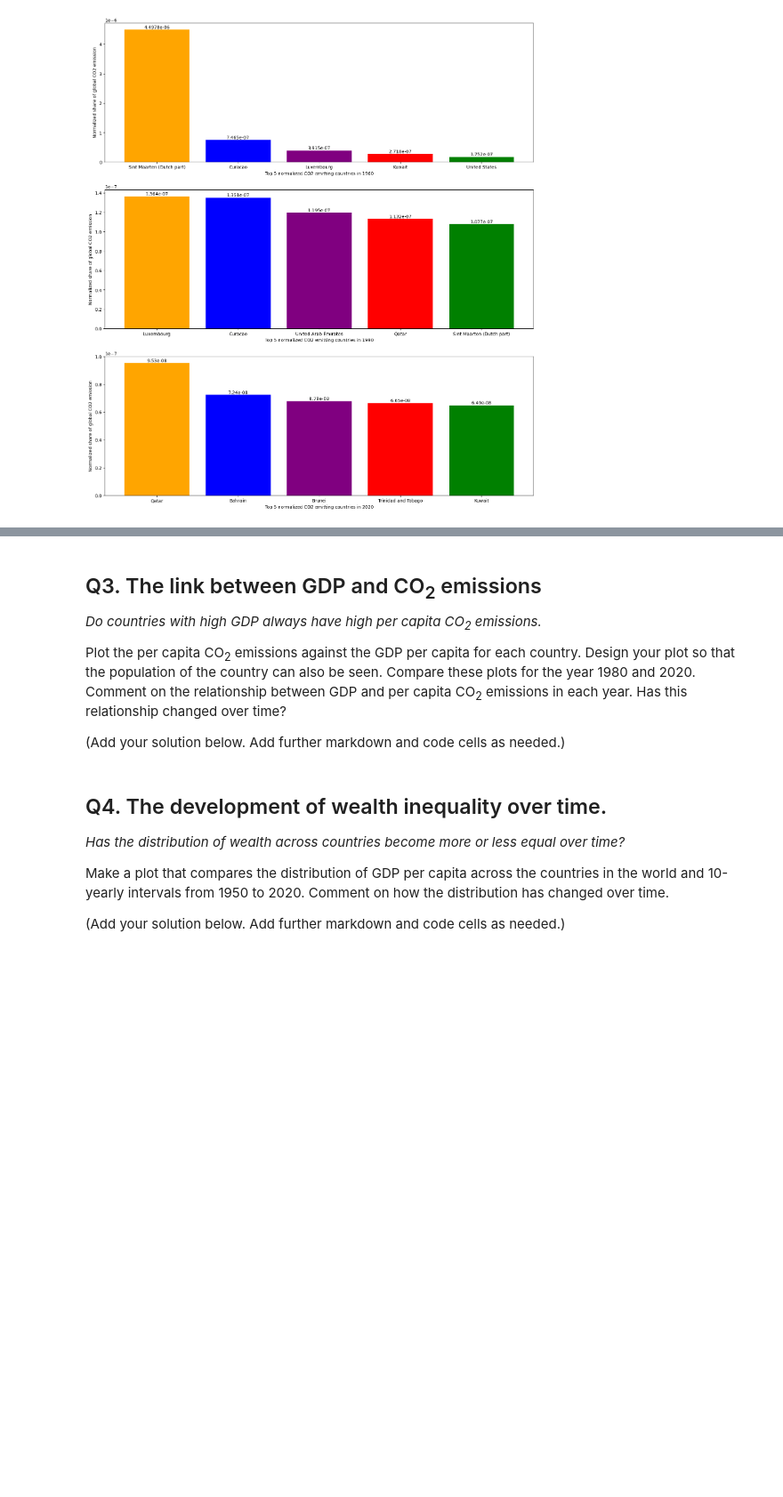
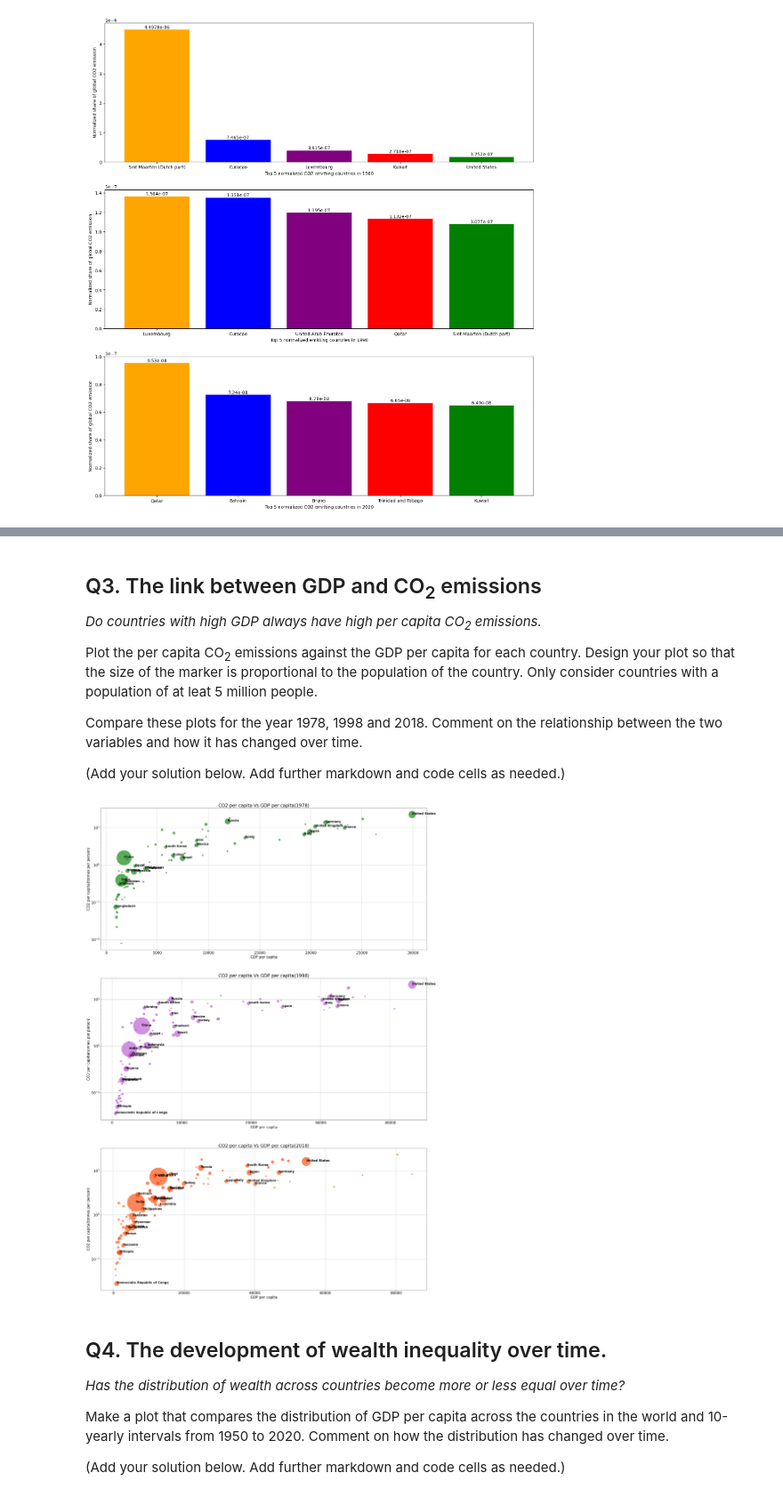
Before and after one commit to adhirajbane13/Uni_Sheffield_Module_Work, a Jupyter notebook: DS-with-python/assignments/assignment1/COM6018-assignment1-acs23ab.ipynb, the cells around one changed output, grey strips where cells are left out. Shown at 89% size. Cells and saved outputs as stored; diff of their text form; code cells hidden in the pictures; blank space fills up the shorter version.

```diff
--- a/DS-with-python/assignments/assignment1/COM6018-assignment1-acs23ab.ipynb
+++ b/DS-with-python/assignments/assignment1/COM6018-assignment1-acs23ab.ipynb
@@ -176,6 +266,8 @@ plt.show()
 
 *Do countries with high GDP always have high per capita CO<sub>2</sub> emissions.*
 
-Plot the per capita CO<sub>2</sub> emissions against the GDP per capita for each country. Design your plot so that the population of the country can also be seen. Compare these plots for the year 1980 and 2020.  Comment on the relationship between GDP and per capita CO<sub>2</sub> emissions in each year. Has this relationship changed over time?
+Plot the per capita CO<sub>2</sub> emissions against the GDP per capita for each country. Design your plot so that the size of the marker is proportional to the population of the country. Only consider countries with a population of at leat 5 million people.
+
+Compare these plots for the year 1978, 1998 and 2018.  Comment on the relationship between the two variables and how it has changed over time.
 
 (Add your solution below. Add further markdown and code cells as needed.)
@@ -184,3 +274,68 @@ Plot the per capita CO<sub>2</sub> emissions against the GDP per capita for each
+# %%
+# ADD SOLUTION HERE. ADD AS MANY CELLS AS YOU NEED.
+df_1978 = df[df['year'] == 1978]
+df_1978 = df_1978.dropna(subset=['iso_code'])#For filtering out the entries of World,continents and income groups in the dataframe
+df_1978 = df_1978[df_1978['population'] >= 5000000]
+df_1978['gdp_per_capita'] = df_1978['gdp']/df_1978['population']
+k = 7e-6 #proportionality constant k for marker size
+plt.figure(figsize=[12,12])
+
+#1978
+plt.subplot(3,1,1)
+sc = plt.scatter(x = df_1978['gdp_per_capita'],y = df_1978['co2_per_capita'], c = 'green', s= df_1978['population']*k, alpha=0.65)
+plt.title('CO2 per capita Vs GDP per capita(1978)',fontsize = 25)
+plt.xlabel('GDP per capita',fontsize = 20)
+plt.ylabel('CO2 per capita(tonnes per person)',fontsize = 20)
+for i in range(len(df_1978)):
+    if df_1978.iloc[i]['population'] >= 35e6 :
+        plt.annotate(df_1978.iloc[i]['country'],(df_1978.iloc[i]['gdp_per_capita'],df_1978.iloc[i]['co2_per_capita']),fontsize = 17,fontweight="bold")
+plt.xticks(fontsize = 20)
+plt.yticks(fontsize = 20)
+plt.yscale('log')
+plt.grid()
+
+
+#1998
+plt.subplot(3,1,2)
+df_1998 = df[df['year'] == 1998]
+df_1998 = df_1998.dropna(subset=['iso_code'])
+df_1998 = df_1998[df_1998['population'] >= 5000000]
+df_1998['gdp_per_capita'] = df_1998['gdp']/df_1998['population']
+
+sc = plt.scatter(x = df_1998['gdp_per_capita'],y = df_1998['co2_per_capita'], c = 'mediumorchid', s= df_1998['population']*k, alpha=0.65)
+plt.title('CO2 per capita Vs GDP per capita(1998)',fontsize = 25)
+plt.xlabel('GDP per capita',fontsize = 20)
+plt.ylabel('CO2 per capita(tonnes per person)',fontsize = 20)
+for i in range(len(df_1998)):
+    if df_1998.iloc[i]['population'] >= 40e6:
+        plt.annotate(df_1998.iloc[i]['country'],(df_1998.iloc[i]['gdp_per_capita'],df_1998.iloc[i]['co2_per_capita']),fontsize = 17,fontweight="bold")
+plt.xticks(fontsize = 20)
+plt.yticks(fontsize = 20)
+plt.yscale('log')
+plt.grid()
+
+#2018
+plt.subplot(3,1,3)
+df_2018 = df[df['year'] == 2018]
+df_2018 = df_2018.dropna(subset=['iso_code'])
+df_2018 = df_2018[df_2018['population'] >= 5000000]
+df_2018['gdp_per_capita'] = df_2018['gdp']/df_2018['population']
+
+sc = plt.scatter(x = df_2018['gdp_per_capita'],y = df_2018['co2_per_capita'], c = 'orangered', s= df_2018['population']*k, alpha=0.65)
+plt.title('CO2 per capita Vs GDP per capita(2018)',fontsize = 25)
+plt.xlabel('GDP per capita',fontsize = 20)
+plt.ylabel('CO2 per capita(tonnes per person)',fontsize = 20)
+for i in range(len(df_2018)):
+    if df_2018.iloc[i]['population'] >= 45e6:
+        plt.annotate(df_2018.iloc[i]['country'],(df_2018.iloc[i]['gdp_per_capita'],df_2018.iloc[i]['co2_per_capita']),fontsize = 17,fontweight="bold")
+plt.xticks(fontsize = 20)
+plt.yticks(fontsize = 20)
+plt.yscale('log')
+plt.grid()
+plt.subplots_adjust(left=1, bottom=0.001, right=3.1, top=3.1)
+plt.show()
+# %% [output]
+[figure, added]
 # %% [markdown]
 ## Q4. The development of wealth inequality over time.
 
```
Also changed, not shown: parts of 10 cells of this notebook, 3 other files.
